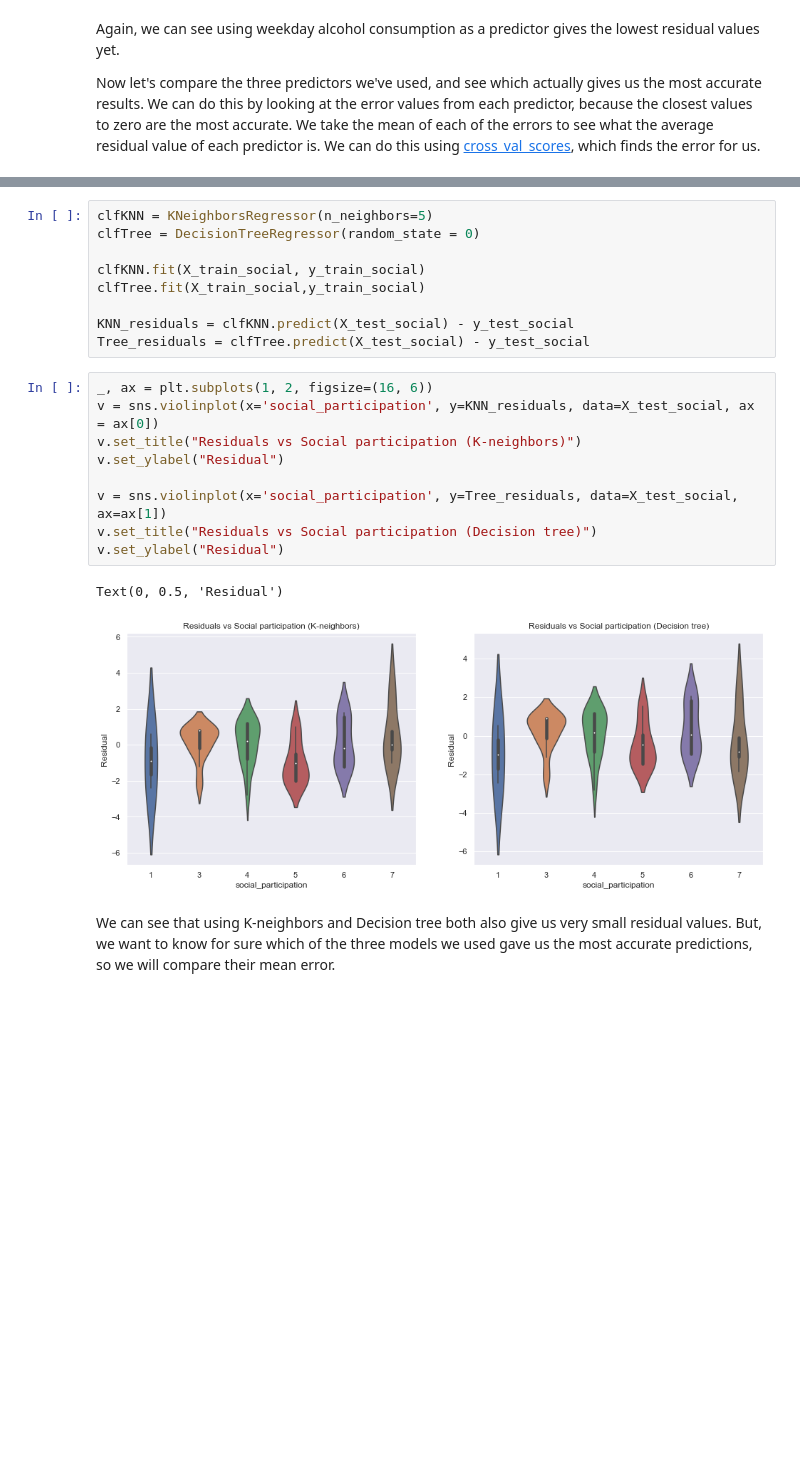
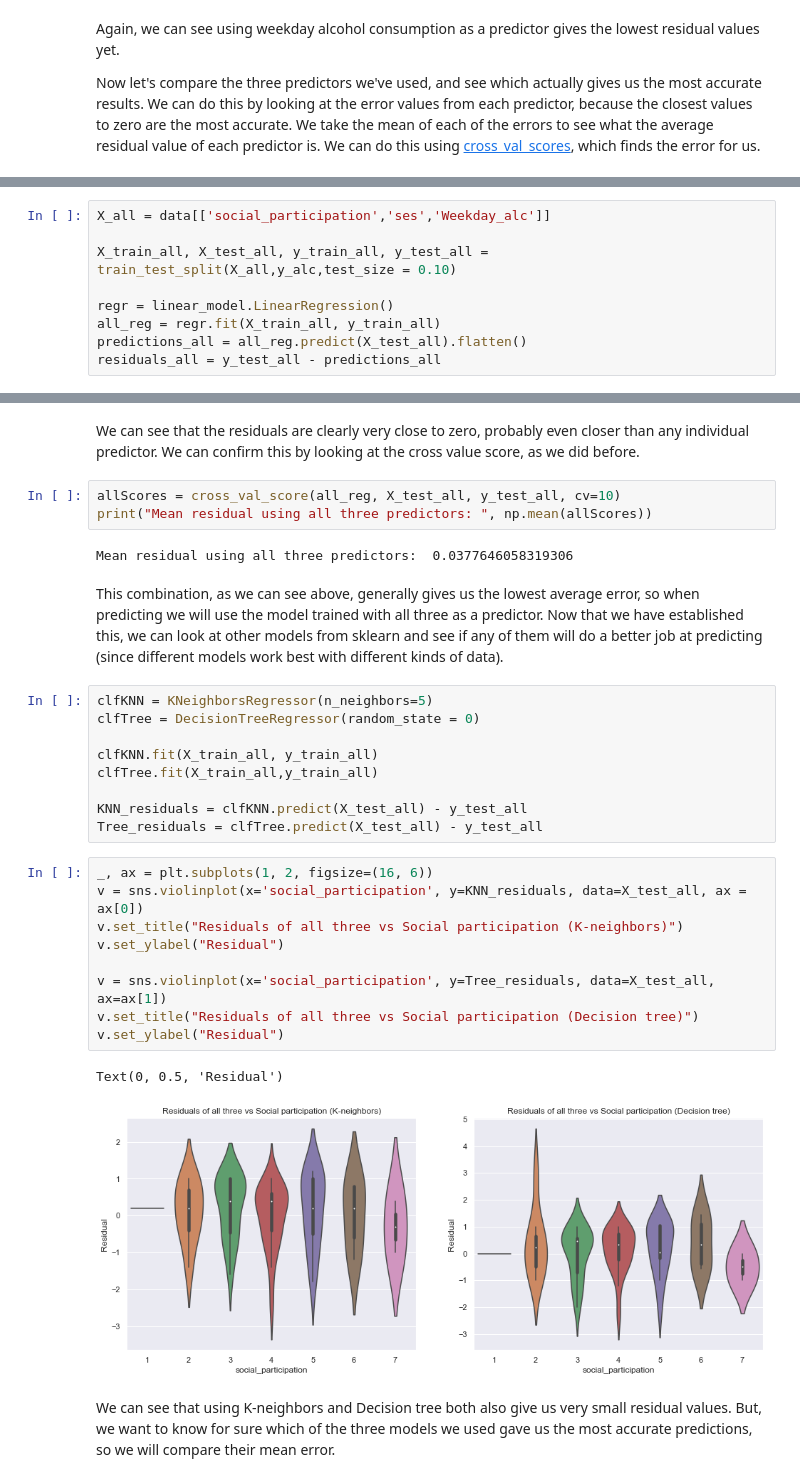
Before and after one commit to natanoliff/natanoliff.github.io, a Jupyter notebook: Alcohol_Consumption.ipynb, the cells around one changed output, grey strips where cells are left out. Cells and saved outputs as stored; diff of their text form; blank space fills up the shorter version.

```diff
--- a/Alcohol_Consumption.ipynb
+++ b/Alcohol_Consumption.ipynb
@@ -284,0 +280,9 @@ We can see that the coefficient for Social participation is the next lowest beca
+# %%
+X_all = data[['social_participation','ses','Weekday_alc']]
+
+X_train_all, X_test_all, y_train_all, y_test_all = train_test_split(X_all,y_alc,test_size = 0.10)
+
+regr = linear_model.LinearRegression()
+all_reg = regr.fit(X_train_all, y_train_all)
+predictions_all = all_reg.predict(X_test_all).flatten()
+residuals_all = y_test_all - predictions_all
@@ -285,24 +297,33 @@ We can see that the coefficient for Social participation is the next lowest beca
+# %% [markdown]
+We can see that the residuals are clearly very close to zero, probably even closer than any individual predictor. We can confirm this by looking at the cross value score, as we did before.
+# %%
+allScores = cross_val_score(all_reg, X_test_all, y_test_all, cv=10)
+print("Mean residual using all three predictors: ", np.mean(allScores))
+# %% [output]
+Mean residual using all three predictors:  0.0377646058319306
+# %% [markdown]
+This combination, as we can see above, generally gives us the lowest average error, so when predicting we will use the model trained with all three as a predictor. Now that we have established this, we can look at other models from sklearn and see if any of them will do a better job at predicting (since different models work best with different kinds of data).
 # %%
 clfKNN = KNeighborsRegressor(n_neighbors=5)
 clfTree = DecisionTreeRegressor(random_state = 0)
 
-clfKNN.fit(X_train_social, y_train_social)
-clfTree.fit(X_train_social,y_train_social)
+clfKNN.fit(X_train_all, y_train_all)
+clfTree.fit(X_train_all,y_train_all)
 
-KNN_residuals = clfKNN.predict(X_test_social) - y_test_social
-Tree_residuals = clfTree.predict(X_test_social) - y_test_social
+KNN_residuals = clfKNN.predict(X_test_all) - y_test_all
+Tree_residuals = clfTree.predict(X_test_all) - y_test_all
 # %%
 _, ax = plt.subplots(1, 2, figsize=(16, 6))
-v = sns.violinplot(x='social_participation', y=KNN_residuals, data=X_test_social, ax = ax[0])
-v.set_title("Residuals vs Social participation (K-neighbors)")
+v = sns.violinplot(x='social_participation', y=KNN_residuals, data=X_test_all, ax = ax[0])
+v.set_title("Residuals of all three vs Social participation (K-neighbors)")
 v.set_ylabel("Residual")
 
-v = sns.violinplot(x='social_participation', y=Tree_residuals, data=X_test_social, ax=ax[1])
-v.set_title("Residuals vs Social participation (Decision tree)")
+v = sns.violinplot(x='social_participation', y=Tree_residuals, data=X_test_all, ax=ax[1])
+v.set_title("Residuals of all three vs Social participation (Decision tree)")
 v.set_ylabel("Residual")
 # %% [output]
 Text(0, 0.5, 'Residual')
-[figure, old version]
+[figure, new version]
 # %% [markdown]
 We can see that using K-neighbors and Decision tree both also give us very small residual values. But, we want to know for sure which of the three models we used gave us the most accurate predictions, so we will compare their mean error.
 # %%
```
Also changed, not shown: parts of 57 cells of this notebook, 1 other file.
